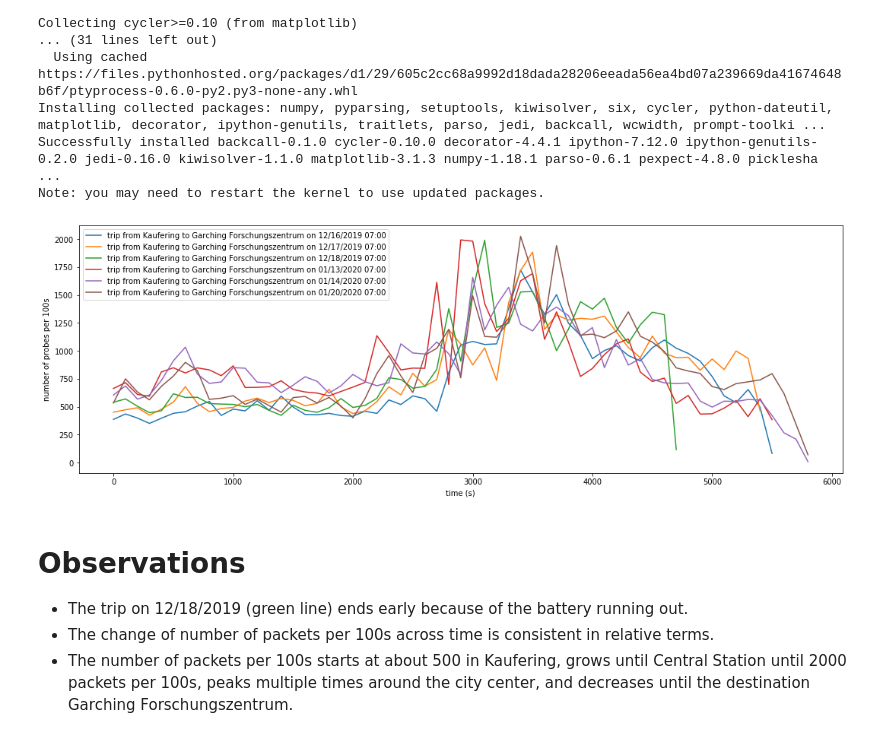
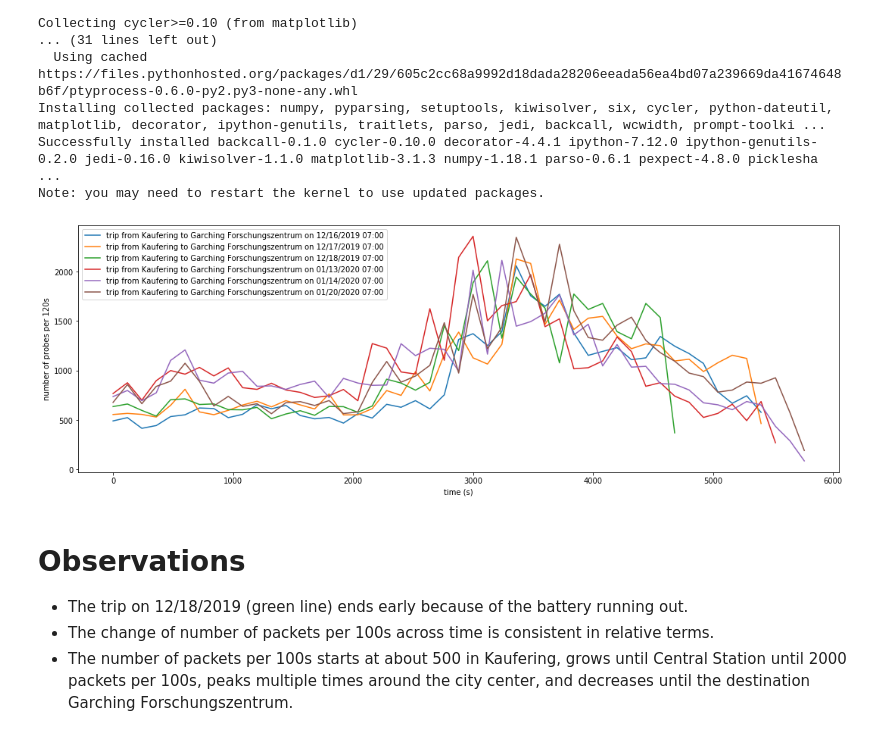
Before and after one commit to simonzachau/wifi-probes-analytics, a Jupyter notebook: analytics.ipynb, the cells around one changed output. Drawn from its saved outputs; the diff is of its cells as text; code cells hidden in the pictures.

```diff
--- a/analytics.ipynb
+++ b/analytics.ipynb
@@ -64,6 +64,23 @@ for commute in commutes:
     features, samples = accumulate(commute.filename, TimeSeriesAccumulator(), RandomProbeSampler())
     commute_time_series[commute] = features.as_numpy_array()
     commute_samples[commute] = samples
+# %%
+%matplotlib inline
+
+import matplotlib.pyplot as plt
+
+
+def plot_line_chart(data, x_label=None, y_label=None, x_scale='linear', y_scale='linear'):
+    plt.figure(figsize=(18, 6))
+    legends = []
+    for xs, ys, legend in data:
+        plt.plot(xs, ys)
+        legends.append(legend)
+    plt.xlabel(x_label)
+    plt.ylabel(y_label)
+    plt.xscale(x_scale)
+    plt.yscale(y_scale)
+    plt.legend(legends)
 # %%
 import math
 
@@ -78,36 +95,21 @@ def frequency_count(timestamps, time_interval):
     rel_timestamps = timestamps - np.amin(timestamps)
     for timestamp in rel_timestamps:
         counts[math.floor(timestamp / time_interval)] += 1
-    return counts
+    time = np.arange(0, len(counts) * time_interval, time_interval)
+    return time, counts
-# %%
-%matplotlib inline
-
-import matplotlib.pyplot as plt
-
-
-def plot_line_chart(data, x_label=None, y_label=None):
-    plt.figure(figsize=(18, 6))
-    legends = []
-    for xs, ys, legend in data:
-        plt.plot(xs, ys)
-        legends.append(legend)
-    plt.xlabel(x_label)
-    plt.ylabel(y_label)
-    plt.legend(legends)
 # %%
-TIME_INTERVAL = 100
+TIME_INTERVAL = 120
 
 plots = []
 
 for commute in commutes:
     legend = '{} on {:%m/%d/%Y %H:%M}'.format(commute.description, commute.start_date)
     timestamps = commute_time_series[commute][:]['timestamp']
-    ys = frequency_count(timestamps, TIME_INTERVAL)
-    xs = np.arange(0, len(ys) * TIME_INTERVAL, TIME_INTERVAL)
+    xs, ys = frequency_count(timestamps, TIME_INTERVAL)
     plots.append((xs, ys, legend))
 
 plot_line_chart(plots, x_label='time (s)', y_label='number of probes per {}s'.format(TIME_INTERVAL))
 # %% [output]
-[figure, old version]
+[figure, new version]
 # %% [markdown]
 # Observations
```
Also changed, not shown: parts of 5 cells of this notebook.
